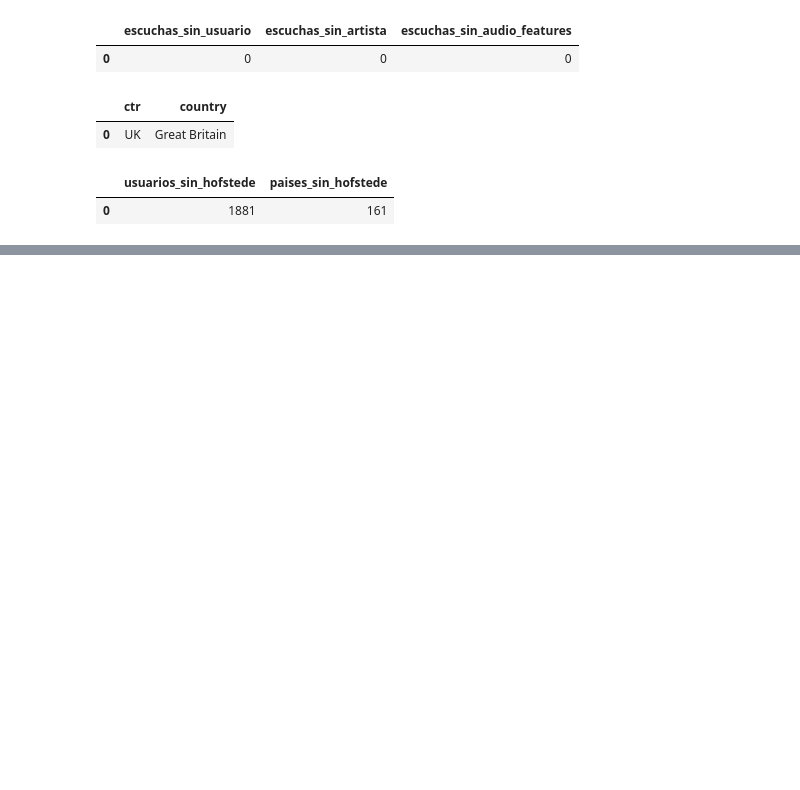
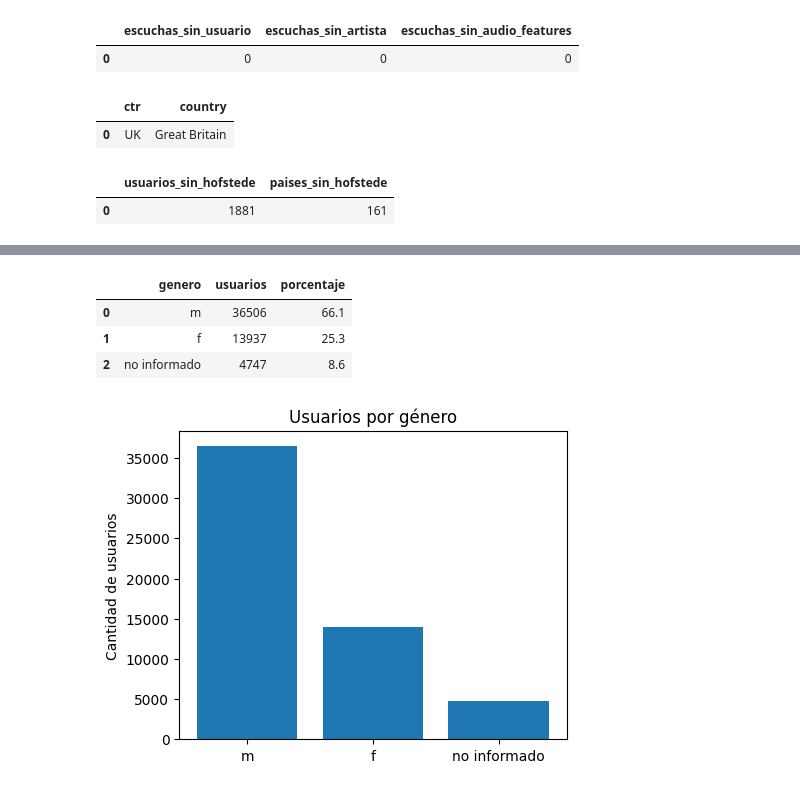
Before and after one commit to marianagrau99/musica-por-pais, a Jupyter notebook: 01_exploracion_calidad.ipynb, the cells around one changed output, grey strips where cells are left out. Cells and saved outputs as stored; diff of their text form; code cells hidden in the pictures; blank space fills up the shorter version.

```diff
--- a/01_exploracion_calidad.ipynb
+++ b/01_exploracion_calidad.ipynb
@@ -792,0 +842,25 @@ A partir del diagnóstico de calidad, se establecen las siguientes reglas de neg
+# %%
+#4.1.b Género
+
+# Agrupamos "n" y los vacíos como "no informado"
+genero = q("""
+    SELECT CASE WHEN gender IN ('m', 'f') THEN gender ELSE 'no informado' END AS genero,
+           COUNT(*) AS usuarios
+    FROM users
+    GROUP BY genero
+    ORDER BY usuarios DESC
+""")
+genero["porcentaje"] = (genero["usuarios"] / genero["usuarios"].sum() * 100).round(1)
+display(genero)
+
+plt.figure(figsize=(5, 4))
+plt.bar(genero["genero"], genero["usuarios"])
+plt.title("Usuarios por género")
+plt.ylabel("Cantidad de usuarios")
+plt.show()
+# %% [output]
+|  | genero | usuarios | porcentaje |
+| 0 | m | 36506 | 66.1 |
+| 1 | f | 13937 | 25.3 |
+| 2 | no informado | 4747 | 8.6 |
+[figure, added]
```
Also changed, not shown: parts of 41 cells of this notebook, 3 other files.
